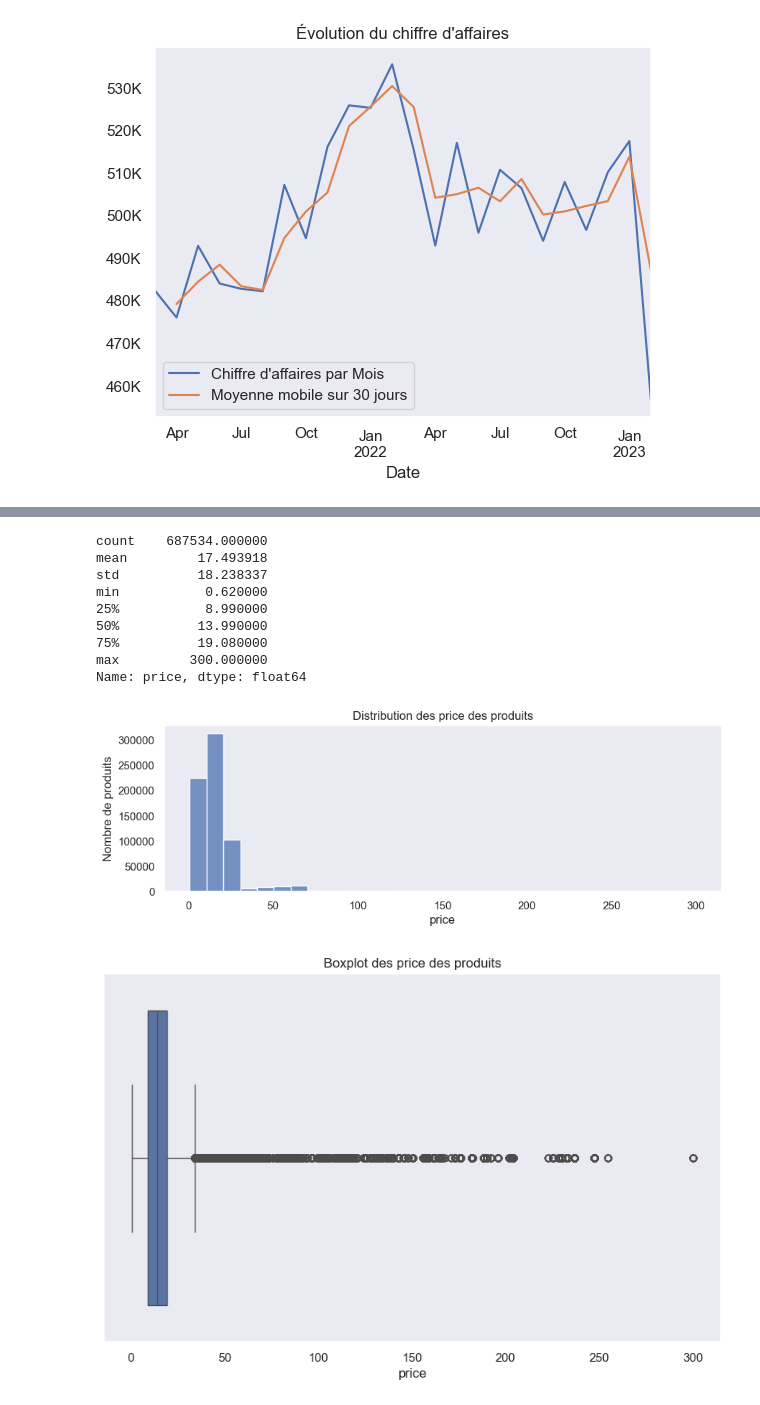
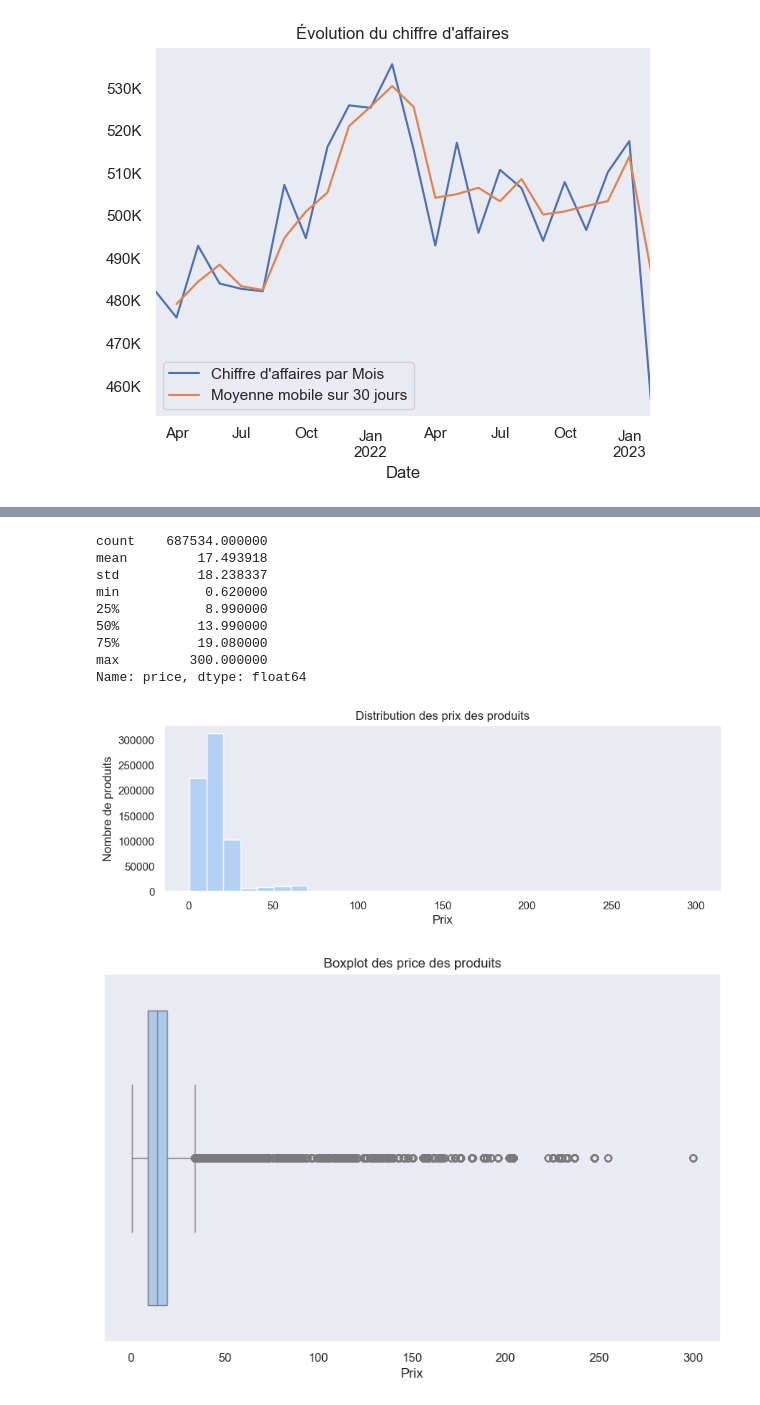
Before and after one commit to IshemZ/Projet_6-Lapage, a Jupyter notebook: Programme/0.main.ipynb, the cells around one changed output, grey strips where cells are left out. Drawn from its saved outputs; the diff is of its cells as text; code cells hidden in the pictures.

```diff
--- a/Programme/0.main.ipynb
+++ b/Programme/0.main.ipynb
@@ -22,7 +18,7 @@ print("seaborn version:", sns.__version__)
 print("Python version:", sys.version)
 print("Python version:", datetime.__type_params__)
 
-df_all = pd.read_csv('../Source/Data_processed/lapage_all.csv', sep=';', index_col=['Timestamp'] , parse_dates=True)
+df_all = pd.read_csv('../Source/Data_processed/to_main.csv', sep=';', index_col=['Timestamp'] , parse_dates=True)
 # %% [output]
 numpy version: 1.26.4
 seaborn version: 0.13.2
@@ -108,7 +66,7 @@ plt.show()
 annee_1 = df_all.loc[(df_all.index >= '2021-03-01') & (df_all.index <= '2022-02-28')]
 annee_2 = df_all.loc[(df_all.index >= '2022-03-01') & (df_all.index <= '2023-02-28')]
 # %%
-sns.set_theme(style="dark")
+sns.set_theme(style="dark", palette="pastel")
 
 plt.figure(figsize=(9, 3))
 annee_1['price'].resample('ME').sum().plot(label='Chiffre d\'affaires par Mois')
@@ -127,9 +85,7 @@ plt.gca().yaxis.set_major_formatter(ticker.FuncFormatter(lambda x, pos: '{:,.0f}
 
 y_min = min(annee_1['price'].resample('ME').sum().min(), annee_2['price'].resample('ME').sum().min())
 y_max = max(annee_1['price'].resample('ME').sum().max(), annee_2['price'].resample('ME').sum().max())
-
 plt.gca().set_ylim(y_min, y_max)
-
 plt.legend()
 plt.show()
 # %% [output]
@@ -139,37 +95,37 @@ plt.show()
 df = df_all[df_all['price'] > 0]  # Supprimer les prix négatifs ou nuls
 
 print(df['price'].describe())
 
 # 4. Histogramme
 plt.figure(figsize=(10, 3))
 sns.histplot(df['price'], kde=False, bins=30)
-plt.title('Distribution des price des produits')
-plt.xlabel('price')
+plt.title('Distribution des prix des produits')
+plt.xlabel('Prix')
 plt.ylabel('Nombre de produits')
 plt.show()
 
 # 5. Boxplot
 plt.figure(figsize=(10, 6))
-sns.boxplot(x=df['price'])
+sns.boxplot(x=df['price'], )
 plt.title('Boxplot des price des produits')
-plt.xlabel('price')
+plt.xlabel('Prix')
 plt.show()
 
 # 6. Graphique de densité
 plt.figure(figsize=(10, 6))
 sns.kdeplot(df['price'], fill=True)
-plt.title('Densité des price des produits')
+plt.title('Densité des prix des produits')
 plt.xlabel('Prix')
 plt.show()
 # %% [output]
 count    687534.000000
 mean         17.493918
 std          18.238337
 min           0.620000
 25%           8.990000
 50%          13.990000
 75%          19.080000
 max         300.000000
 Name: price, dtype: float64
-[figure, old version]
+[figure, new version]
-[figure, old version]
+[figure, new version]
```
Also changed, not shown: parts of 12 cells of this notebook, 5 other files.
